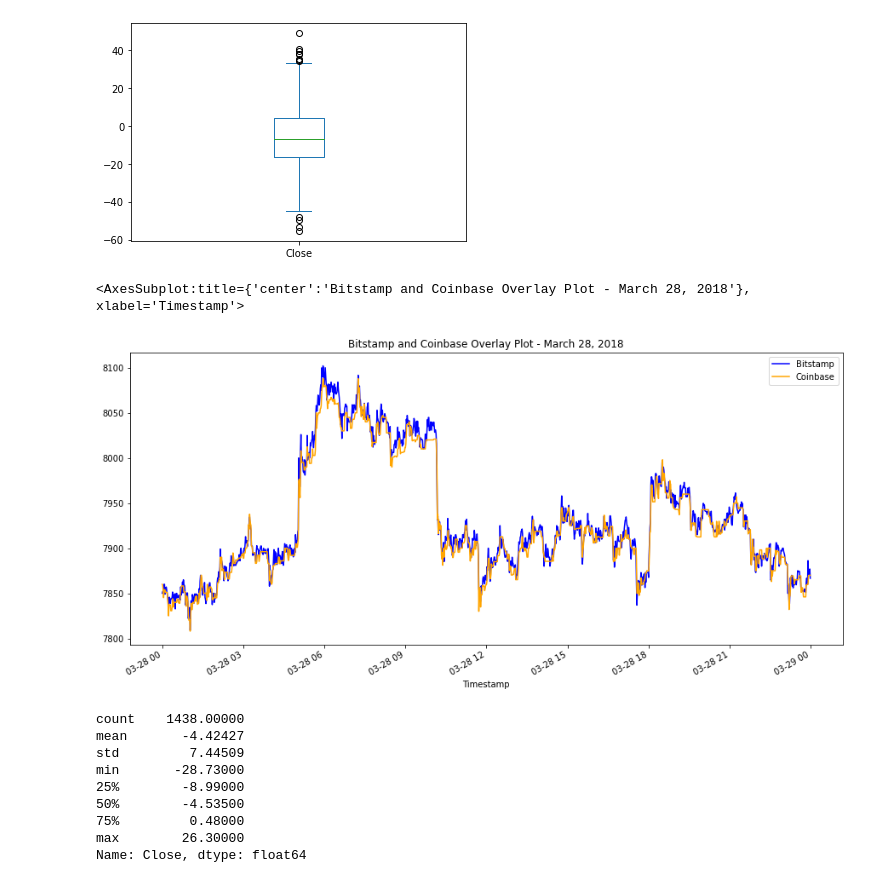
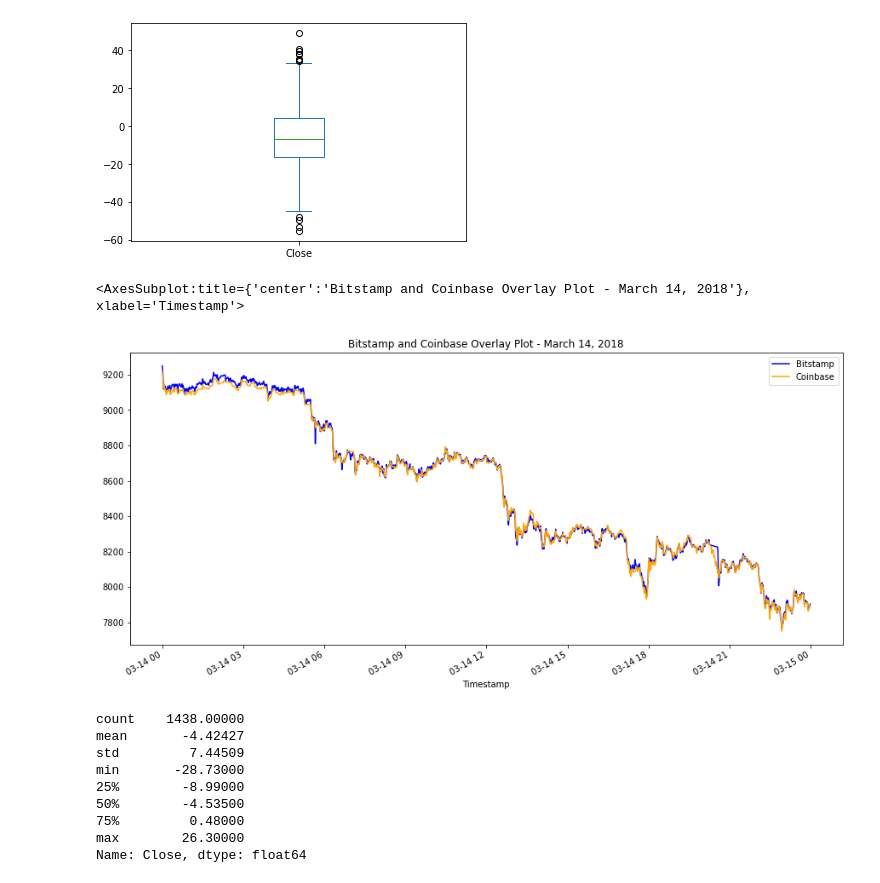
Before and after one commit to stipptracie/Module3_Challenge_Bitcoin, a Jupyter notebook: crypto_arbitrage.ipynb, the cells around one changed output. Cells and saved outputs as stored; diff of their text form; code cells hidden in the pictures.

```diff
--- a/crypto_arbitrage.ipynb
+++ b/crypto_arbitrage.ipynb
@@ -391,14 +391,14 @@ arbitrage_spread_middle.plot(kind='box')
 # %%
 # Create an overlay plot that visualizes the two dataframes over a period of one day from late in the dataset.
 # Be sure that the plots include the parameters `legend`, `figsize`, `title`, `color` and `label`
 # YOUR CODE HERE
-bitstamp_lateday = bitstamp_sliced.loc['2018-03-28 00:00:00':'2018-03-28 23:59:00']
-coinbase_lateday = coinbase_sliced.loc['2018-03-28 00:00:00':'2018-03-28 23:59:00']
-bitstamp_lateday.plot(legend=True, figsize=(15, 7), title="Bitstamp and Coinbase Overlay Plot - March 28, 2018", color="blue", label="Bitstamp")
+bitstamp_lateday = bitstamp_sliced.loc['2018-03-14 00:00:00':'2018-03-14 23:59:00']
+coinbase_lateday = coinbase_sliced.loc['2018-03-14 00:00:00':'2018-03-14 23:59:00']
+bitstamp_lateday.plot(legend=True, figsize=(15, 7), title="Bitstamp and Coinbase Overlay Plot - March 14, 2018", color="blue", label="Bitstamp")
 coinbase_lateday.plot(legend=True, figsize=(15, 7), color="orange", label="Coinbase")
 # %% [output]
-<AxesSubplot:title={'center':'Bitstamp and Coinbase Overlay Plot - March 28, 2018'}, xlabel='Timestamp'>
+<AxesSubplot:title={'center':'Bitstamp and Coinbase Overlay Plot - March 14, 2018'}, xlabel='Timestamp'>
-[figure, old version]
+[figure, new version]
 # %%
 # Using the date from the late that you have selected, calculate the arbitrage spread
 # by subtracting the bitstamp lower closing prices from the coinbase higher closing prices
```
Also changed, not shown: parts of 29 cells of this notebook.
